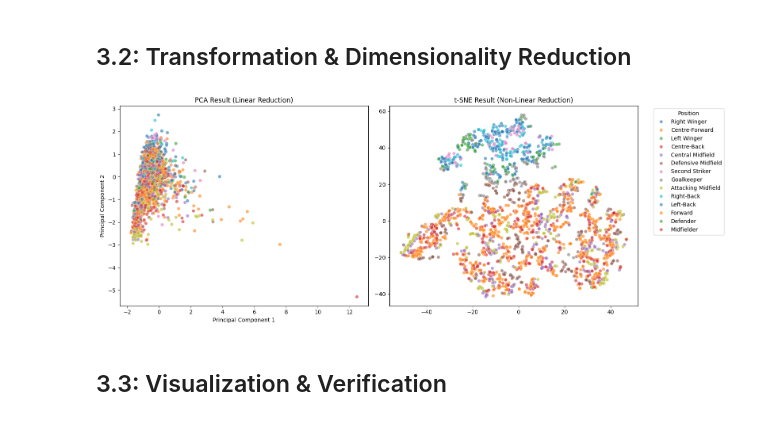
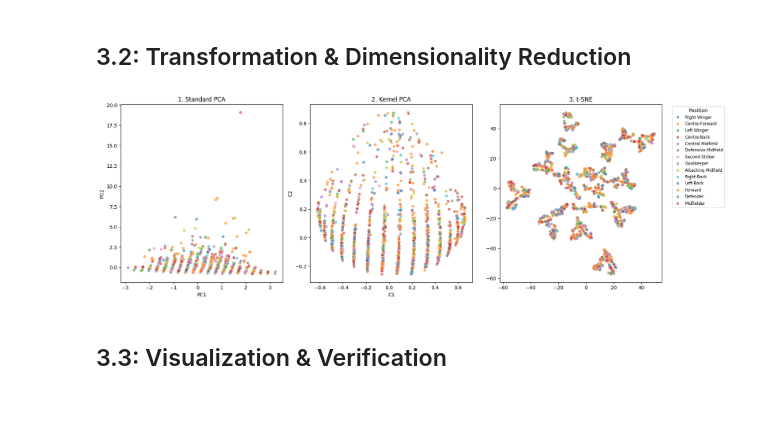
Before and after one commit to Sasan-Nikjoo/data-mining, a Jupyter notebook: phase1/phase1.ipynb, the cells around one changed output. Cells and saved outputs as stored; diff of their text form; code cells hidden in the pictures.

```diff
--- a/phase1/phase1.ipynb
+++ b/phase1/phase1.ipynb
@@ -617,64 +645,55 @@ Cleaned Shape: (3630, 10)
 # %% [markdown]
 ## 3.2: Transformation & Dimensionality Reduction
 # %%
-from sklearn.preprocessing import LabelEncoder, StandardScaler
-from sklearn.decomposition import PCA, KernelPCA
-from sklearn.manifold import TSNE
-import matplotlib.pyplot as plt
-import seaborn as sns
-
-# =========================================================
-# 1. TYPE CONVERSION & FEATURE ENGINEERING
-# =========================================================
-
-# Extract Start Year from Season (e.g. '2000-2001' -> 2000)
-# We take the first 4 characters and convert to int
 df_clean['Season_Year'] = df_clean['Season'].str[:4].astype(int)
 
-# We need to convert text columns to numbers to run PCA
 df_pca = df_clean.copy()
 
-# Label Encode Categorical Data
-le = LabelEncoder()
-cols_to_encode = ['Position', 'League_from', 'League_to', 'Team_from', 'Team_to']
-for col in cols_to_encode:
-    df_pca[col] = le.fit_transform(df_pca[col])
-
-# Drop non-numeric columns (like Name and original Season)
-features = ['Age', 'Position', 'Market_value', 'Transfer_fee', 'Season_Year', 'League_from']
+features = ['Age', 'Market_value', 'Transfer_fee']
 X = df_pca[features]
 
-# SCALE THE DATA (Crucial for PCA)
 scaler = StandardScaler()
 X_scaled = scaler.fit_transform(X)
 
+limit = 2000
+X_subset = X_scaled[:limit]
+y_subset = df_clean['Position'][:limit]
 
-# A. PCA (Standard Linear Reduction)
+
 pca = PCA(n_components=2)
-X_pca = pca.fit_transform(X_scaled)
+X_pca = pca.fit_transform(X_subset)
 
-# B. t-SNE (Non-Linear Reduction - better for clusters)
+
+kpca = KernelPCA(n_components=2, kernel='rbf', gamma=0.1)
+X_kpca = kpca.fit_transform(X_subset)
+
 tsne = TSNE(n_components=2, random_state=42, perplexity=30)
-X_tsne = tsne.fit_transform(X_scaled[:2000]) # Using first 2000 rows for speed
+X_tsne = tsne.fit_transform(X_subset)
 
-# --- PLOTTING THE COMPARISON ---
-plt.figure(figsize=(16, 6))
 
-plt.subplot(1, 2, 1)
-sns.scatterplot(x=X_pca[:2000, 0], y=X_pca[:2000, 1], hue=df_clean['Position'][:2000], legend=False, palette='tab10', alpha=0.6)
-plt.title('PCA Result (Linear Reduction)')
-plt.xlabel('Principal Component 1')
-plt.ylabel('Principal Component 2')
+plt.figure(figsize=(18, 6))
 
-plt.subplot(1, 2, 2)
-sns.scatterplot(x=X_tsne[:, 0], y=X_tsne[:, 1], hue=df_clean['Position'][:2000], legend=True, palette='tab10', alpha=0.6)
-plt.title('t-SNE Result (Non-Linear Reduction)')
-plt.legend(bbox_to_anchor=(1.05, 1), loc='upper left', title='Position')
+plt.subplot(1, 3, 1)
+sns.scatterplot(x=X_pca[:, 0], y=X_pca[:, 1], hue=y_subset, legend=False, palette='tab10', alpha=0.6)
+plt.title('1. Standard PCA')
+plt.xlabel('PC1')
+plt.ylabel('PC2')
+
+plt.subplot(1, 3, 2)
+sns.scatterplot(x=X_kpca[:, 0], y=X_kpca[:, 1], hue=y_subset, legend=False, palette='tab10', alpha=0.6)
+plt.title('2. Kernel PCA')
+plt.xlabel('C1')
+plt.ylabel('C2')
+
+plt.subplot(1, 3, 3)
+sns.scatterplot(x=X_tsne[:, 0], y=X_tsne[:, 1], hue=y_subset, legend='brief', palette='tab10', alpha=0.6)
+plt.title('3. t-SNE')
+plt.legend(bbox_to_anchor=(1.05, 1), loc='upper left', title='Position', fontsize='small')
 
 plt.tight_layout()
 plt.show()
 # %% [output]
-[figure, old version]
+[figure, new version]
 # %% [markdown]
 ## 3.3: Visualization & Verification
 # %%
```
Also changed, not shown: parts of 18 cells of this notebook, 9 other files.
